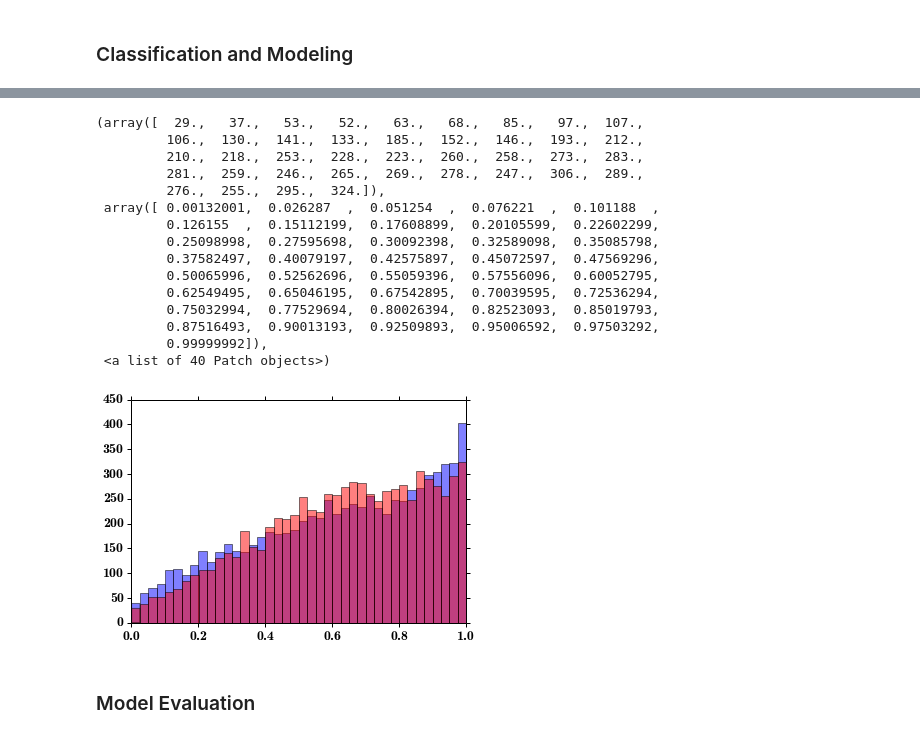
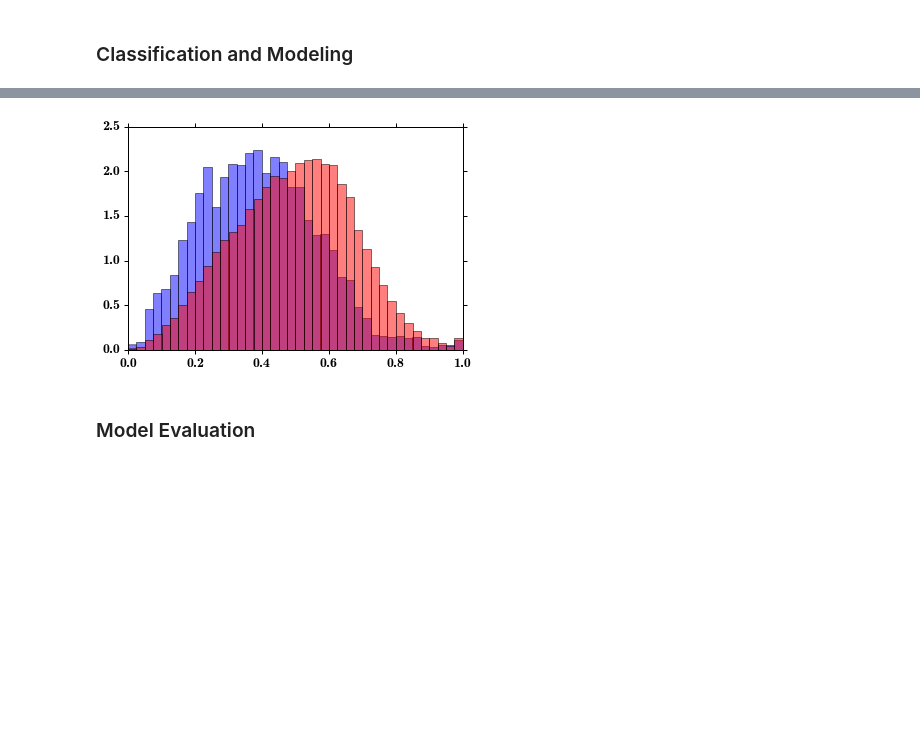
Before and after one commit to tianhuil/projects201409, a Jupyter notebook: isaac/analysis.ipynb, the cells around one changed output, grey strips where cells are left out. Drawn from its saved outputs; the diff is of its cells as text; code cells hidden in the pictures; blank space fills up the shorter version.

```diff
--- a/isaac/analysis.ipynb
+++ b/isaac/analysis.ipynb
@@ -86,30 +86,31 @@ linear_vars = ColumnSelectTransformer(astype=float,
 category_vars = ColumnSelectTransformer(astype=int,
     columns=column_locs(all_data, ['home_code', 'purpose_code', ]))
 
-scalar_model = Pipeline([
-    ('inputs', linear_vars),
-    ('scaler', StandardScaler()),
-    ('clf', LinearRegression()),
-])
+# scalar_model = Pipeline([
+#     ('inputs', linear_vars),
+#     ('scaler', StandardScaler()),
+#     ('clf', LinearRegression()),
+# ])
 
-linear_trans = EstimatorTransformer(estimator=scalar_model)
+# linear_trans = EstimatorTransformer(estimator=scalar_model)
 text_trans = EstimatorTransformer(estimator=text_model)
 
-scalars = Pipeline([
-    ('inputs', FeatureUnion([('text', text_trans),
-                             ('attrs', linear_trans)])),
-    ('clf', LinearRegression()),
-])
+# scalars = Pipeline([
+#     ('inputs', FeatureUnion([('text', text_trans),
+#                              ('attrs', linear_vars)])),
+#     ('clf', LinearRegression()),
+# ])
 
 categories = Pipeline([
     ('inputs', category_vars),
     ('clf', RandomForestRegressor()),
 ])
 
-scalar_trans = EstimatorTransformer(estimator=scalars)
+# scalar_trans = EstimatorTransformer(estimator=scalars)
 category_trans = EstimatorTransformer(estimator=categories)
 
-union = FeatureUnion([('scalars', scalar_trans),
+union = FeatureUnion([('scalars', FeatureUnion([('text', text_trans),
+                                                ('attrs', linear_vars)])),
                      ('categories', category_trans)])
 
 
@@ -119,13 +120,13 @@ model = Pipeline([
 ])
 
 paramgrid = {
-    'union__scalars__estimator__inputs__text__estimator__vect__ngram_range': ((1,1), (1,2)),
+    'union__scalars__text__estimator__vect__ngram_range': ((1,1), (1,2)),
     'union__categories__estimator__clf__n_estimators': (1000, 1500, 2000),
     'union__categories__estimator__clf__max_features': ('sqrt', 'auto', .5),
 
-    'union__scalars__estimator__inputs__text__estimator__vect__token_pattern':
+    'union__scalars__text__estimator__vect__token_pattern':
         (u'(?u)\\b[a-zA-Z][a-zA-Z]+\\b',),
-    'union__scalars__estimator__inputs__text__estimator__vect__stop_words': ('english',),
+    'union__scalars__text__estimator__vect__stop_words': ('english',),
 }
 
 if os.path.exists(model_file) and not overwrite:
@@ -156,24 +151,9 @@ Fitting 5 folds for each of 18 candidates, totalling 90 fits
 X = grid_search.best_estimator_.get_params()['union'].transform(df_test.values)
 p = grid_search.best_estimator_.get_params()['clf'].predict_proba(X)[:,1]
 # %%
-hist(p[df_train.failed.values], 40, alpha=.5, color='b')
-hist(p[~df_train.failed.values], 40, alpha=.5, color='r')
+hist(p[df_test.failed.values], 40, alpha=.5, color='b', normed=True)
+hist(p[~df_test.failed.values], 40, alpha=.5, color='r', normed=True);
 # %% [output]
-(array([  29.,   37.,   53.,   52.,   63.,   68.,   85.,   97.,  107.,
-         106.,  130.,  141.,  133.,  185.,  152.,  146.,  193.,  212.,
-         210.,  218.,  253.,  228.,  223.,  260.,  258.,  273.,  283.,
-         281.,  259.,  246.,  265.,  269.,  278.,  247.,  306.,  289.,
-         276.,  255.,  295.,  324.]),
- array([ 0.00132001,  0.026287  ,  0.051254  ,  0.076221  ,  0.101188  ,
-         0.126155  ,  0.15112199,  0.17608899,  0.20105599,  0.22602299,
-         0.25098998,  0.27595698,  0.30092398,  0.32589098,  0.35085798,
-         0.37582497,  0.40079197,  0.42575897,  0.45072597,  0.47569296,
-         0.50065996,  0.52562696,  0.55059396,  0.57556096,  0.60052795,
-         0.62549495,  0.65046195,  0.67542895,  0.70039595,  0.72536294,
-         0.75032994,  0.77529694,  0.80026394,  0.82523093,  0.85019793,
-         0.87516493,  0.90013193,  0.92509893,  0.95006592,  0.97503292,
-         0.99999992]),
- <a list of 40 Patch objects>)
-[figure, old version]
+[figure, new version]
 # %% [markdown]
 ### Model Evaluation
```
Also changed, not shown: parts of 8 cells of this notebook.
